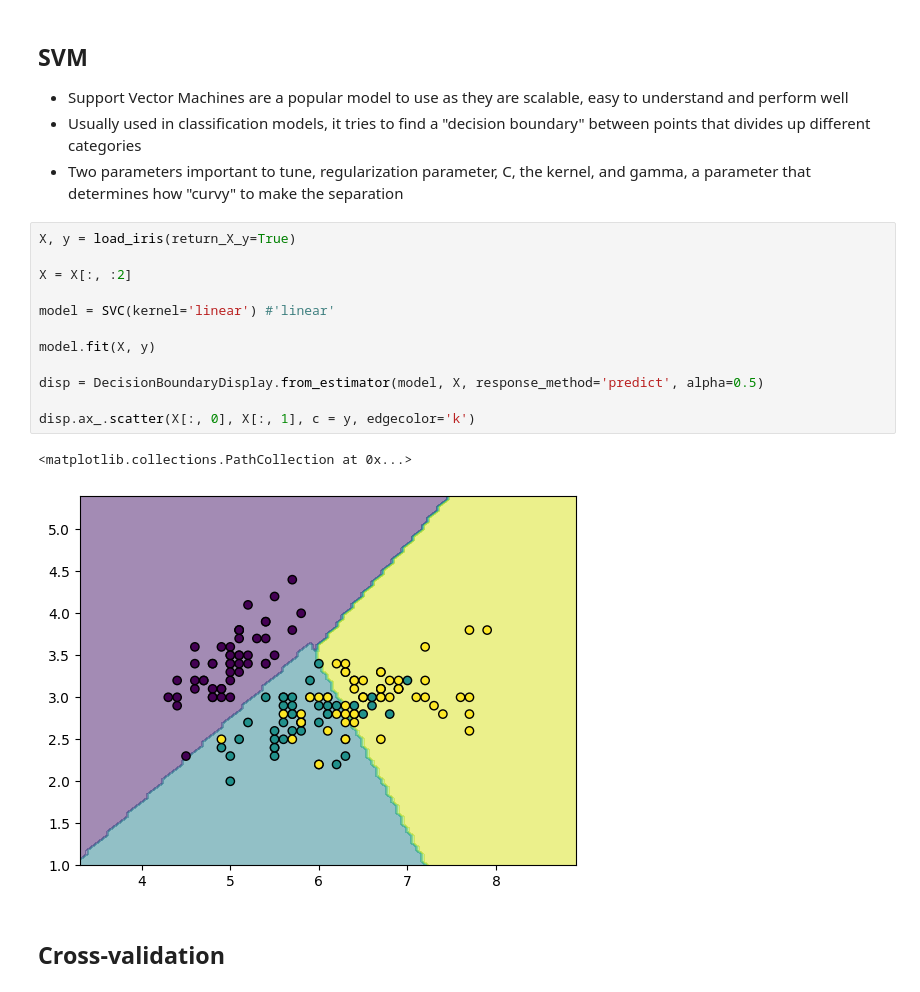
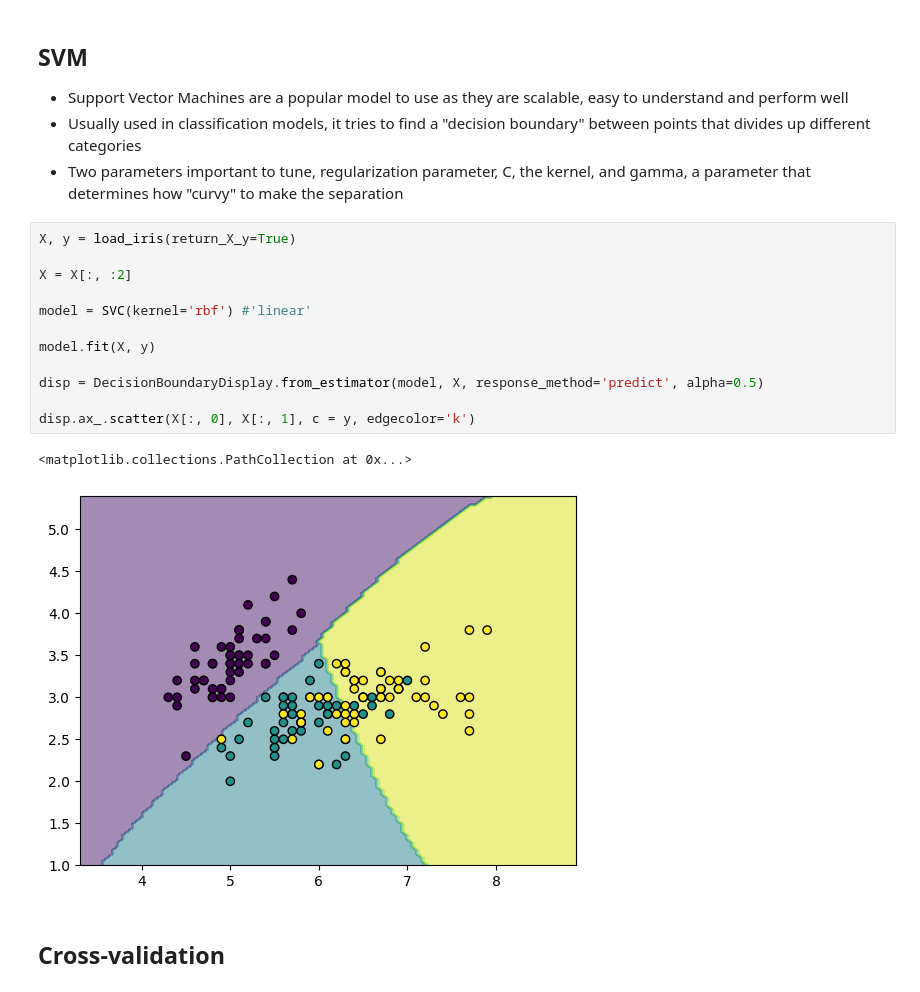
Before and after one commit to amichuda/aem6850-modules, a Jupyter notebook: modules/unit-16/unit-16.ipynb, the cells around one changed output. Drawn from its saved outputs; the diff is of its cells as text.

```diff
--- a/modules/unit-16/unit-16.ipynb
+++ b/modules/unit-16/unit-16.ipynb
@@ -416,18 +436,18 @@ ValidationCurveDisplay.from_estimator(
 # %%
 X, y = load_iris(return_X_y=True)
 
 X = X[:, :2]
 
-model = SVC(kernel='linear') #'linear'
+model = SVC(kernel='rbf') #'linear'
 
 model.fit(X, y)
 
 disp = DecisionBoundaryDisplay.from_estimator(model, X, response_method='predict', alpha=0.5)
 
 disp.ax_.scatter(X[:, 0], X[:, 1], c = y, edgecolor='k')
 # %% [output]
 <matplotlib.collections.PathCollection at 0x...>
-[figure, old version]
+[figure, new version]
 # %% [markdown]
 ## Cross-validation
 # %%
```
Also changed, not shown: parts of 5 cells of this notebook, 6 other files.
